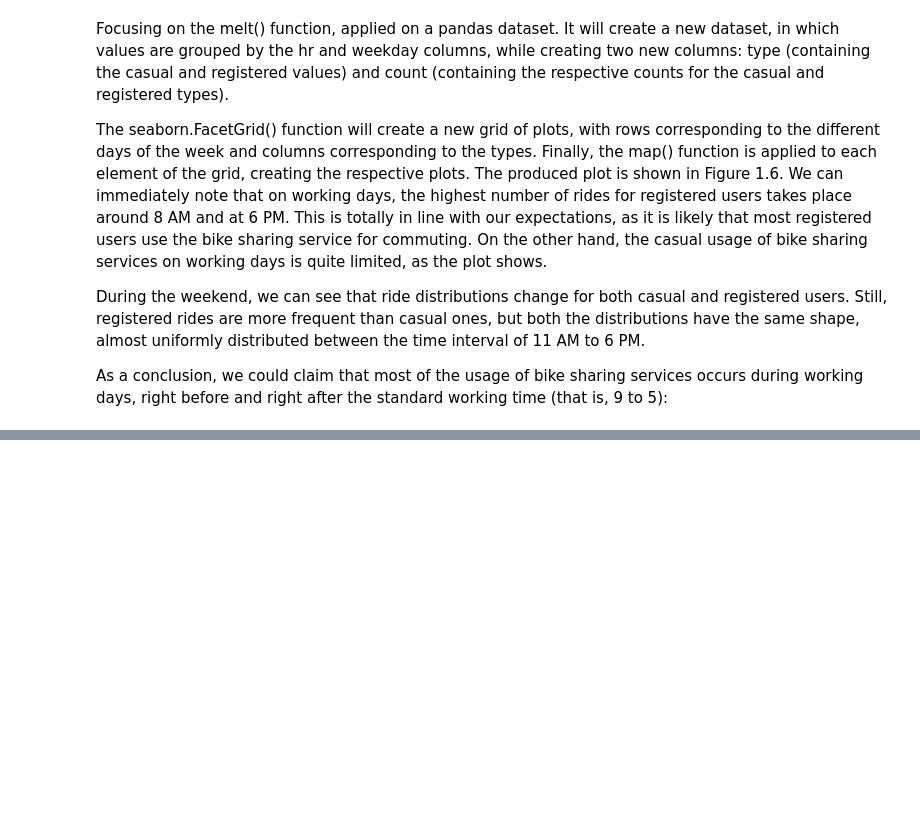
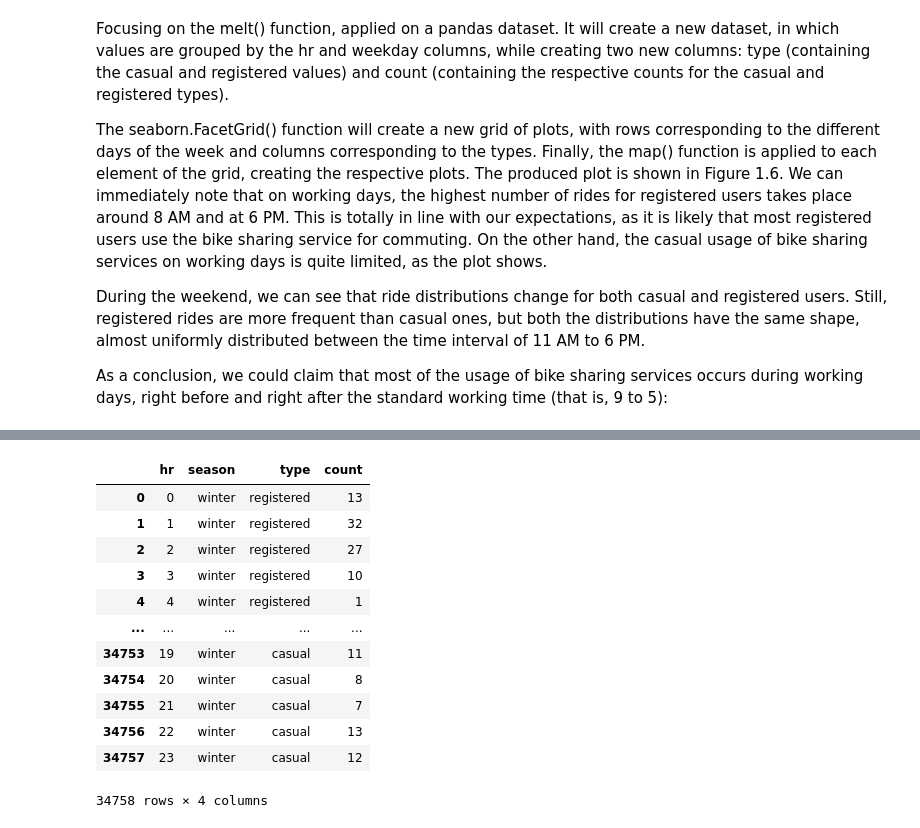
Before and after one commit to gianmaranon/biking_analysis, a Jupyter notebook: sharing_bike.ipynb, the cells around one changed output, grey strips where cells are left out. Saved outputs shown, nothing was run; the diff lists cells and outputs as text; code cells hidden in the pictures; blank space fills up the shorter version.

```diff
--- a/sharing_bike.ipynb
+++ b/sharing_bike.ipynb
@@ -353,0 +360,16 @@ As a conclusion, we could claim that most of the usage of bike sharing services
+# %%
+plot_data
+# %% [output]
+|  | hr | season | type | count |
+| 0 | 0 | winter | registered | 13 |
+| 1 | 1 | winter | registered | 32 |
+| 2 | 2 | winter | registered | 27 |
+| 3 | 3 | winter | registered | 10 |
+| 4 | 4 | winter | registered | 1 |
+| ... | ... | ... | ... | ... |
+| 34753 | 19 | winter | casual | 11 |
+| 34754 | 20 | winter | casual | 8 |
+| 34755 | 21 | winter | casual | 7 |
+| 34756 | 22 | winter | casual | 13 |
+| 34757 | 23 | winter | casual | 12 |
+34758 rows × 4 columns
```
Also changed, not shown: parts of 31 cells of this notebook, 2 other files.
